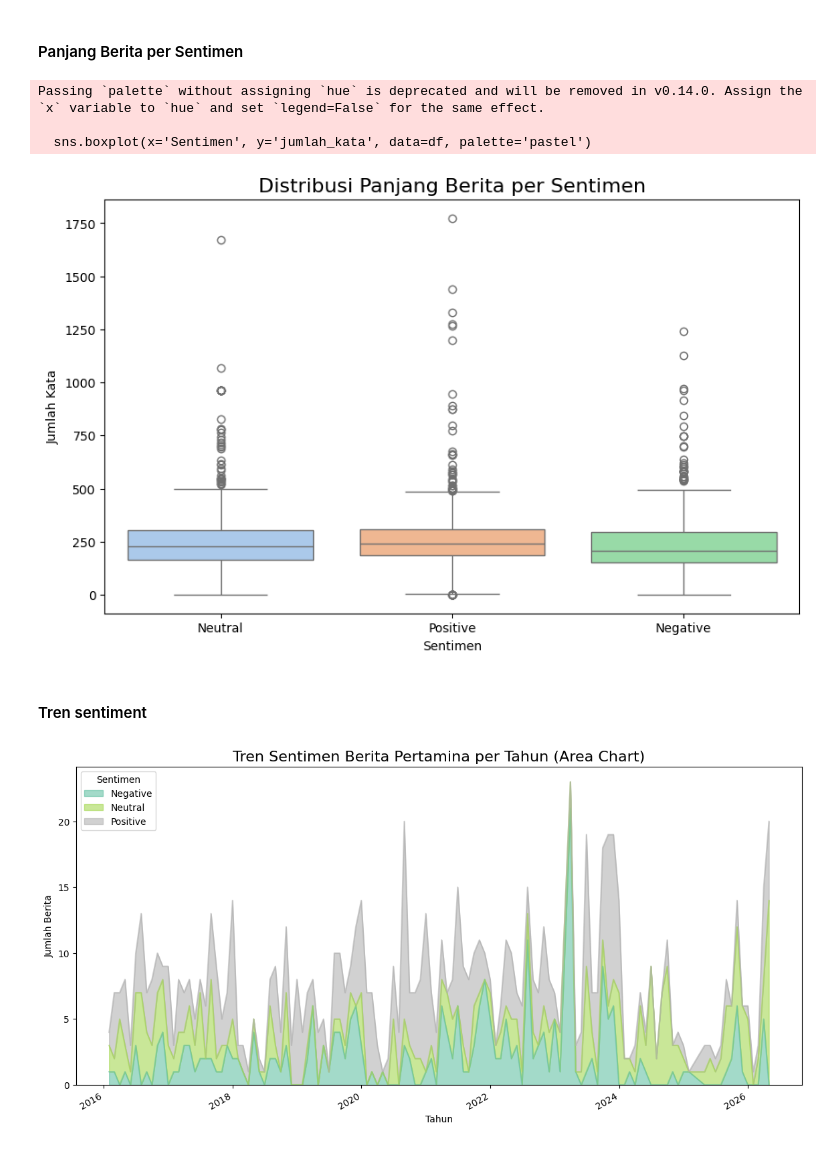
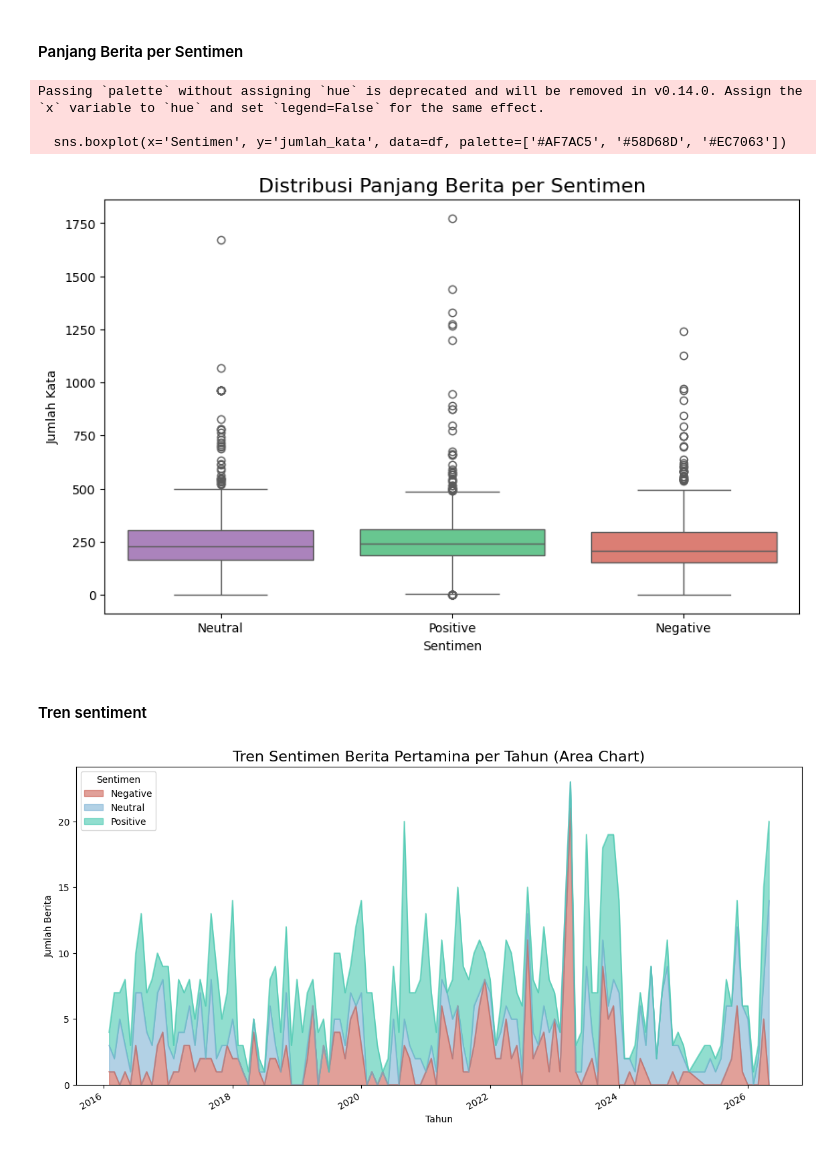
Before and after one commit to yeshaa23/Project-A-Kelompok-4-Pertamina-PBAGenap, a Jupyter notebook: Notebook/3_EDA.ipynb, the cells around one changed output. Cells and saved outputs as stored; diff of their text form; code cells hidden in the pictures.

```diff
--- a/Notebook/3_EDA.ipynb
+++ b/Notebook/3_EDA.ipynb
@@ -160,7 +160,7 @@ plt.savefig(os.path.join(save_folder, "2_perbandingan_kata_stopwords.png"), dpi=
 #### Distribusi Sentimen (positive, negative, neutral)
 # %%
 plt.figure(figsize=(8,6))
-colors = ['#66c2a5','#fc8d62','#8da0cb']  # hijau, orange, biru
+colors = ['#2ECC71','#BDC3C7','#E74C3C']
 df['Sentimen'].value_counts().plot.pie(
     autopct='%1.1f%%', colors=colors, startangle=140,
     textprops={'fontsize':12}, wedgeprops={'edgecolor':'k'}
@@ -212,7 +212,7 @@ for sentiment in sentiments:
         plt.imshow(wc, interpolation='bilinear')
         plt.axis('off')
         plt.title(f'Word Cloud – {sentiment}', fontsize=16)
-        filename = f"5_wordcloud_{sentiment.lower()}.png"
+        filename = f"4b_wordcloud_{sentiment.lower()}.png"
         plt.savefig(os.path.join(save_folder, filename),
                     dpi=300, bbox_inches='tight')
         plt.show()
@@ -317,7 +317,7 @@ plt.show()
 # %%
 df['jumlah_kata'] = df['final_text_stemmed'].apply(lambda x: len(str(x).split()))
 plt.figure(figsize=(10,6))
-sns.boxplot(x='Sentimen', y='jumlah_kata', data=df, palette='pastel')
+sns.boxplot(x='Sentimen', y='jumlah_kata', data=df, palette=['#AF7AC5', '#58D68D', '#EC7063'])
 plt.title('Distribusi Panjang Berita per Sentimen', fontsize=16)
 plt.ylabel('Jumlah Kata')
 plt.savefig(os.path.join(save_folder, "8_boxplot_panjang_berita_per_sentimen.png"), dpi=300, bbox_inches='tight')
@@ -325,22 +325,22 @@ plt.show()
 # %% [output]
 Passing `palette` without assigning `hue` is deprecated and will be removed in v0.14.0. Assign the `x` variable to `hue` and set `legend=False` for the same effect.
 
-  sns.boxplot(x='Sentimen', y='jumlah_kata', data=df, palette='pastel')
+  sns.boxplot(x='Sentimen', y='jumlah_kata', data=df, palette=['#AF7AC5', '#58D68D', '#EC7063'])
-[figure, old version]
+[figure, new version]
 # %% [markdown]
 #### Tren sentiment
 # %%
 if 'Tanggal' in df.columns:
     df['Tanggal_Format'] = pd.to_datetime(df['Tanggal'], errors='coerce')
     df_time = df.dropna(subset=['Tanggal_Format']).copy()
     df_time.set_index('Tanggal_Format', inplace=True)
     trend = df_time.groupby([pd.Grouper(freq='M'),'Sentimen']).size().unstack(fill_value=0)
 
-    trend.plot(kind='area', stacked=True, figsize=(14,7), alpha=0.6, colormap='Set2')
+    trend.plot(kind='area', stacked=True, figsize=(14,7), alpha=0.6, color=['#CD6155', '#7FB3D5', '#48C9B0'])
     plt.title('Tren Sentimen Berita Pertamina per Tahun (Area Chart)', fontsize=16)
     plt.xlabel('Tahun')
     plt.ylabel('Jumlah Berita')
     plt.savefig(os.path.join(save_folder, "9_sentiment_pertahun.png"), dpi=300, bbox_inches='tight')
     plt.show()
 # %% [output]
-[figure, old version]
+[figure, new version]
```
Also changed, not shown: parts of 5 cells of this notebook.
